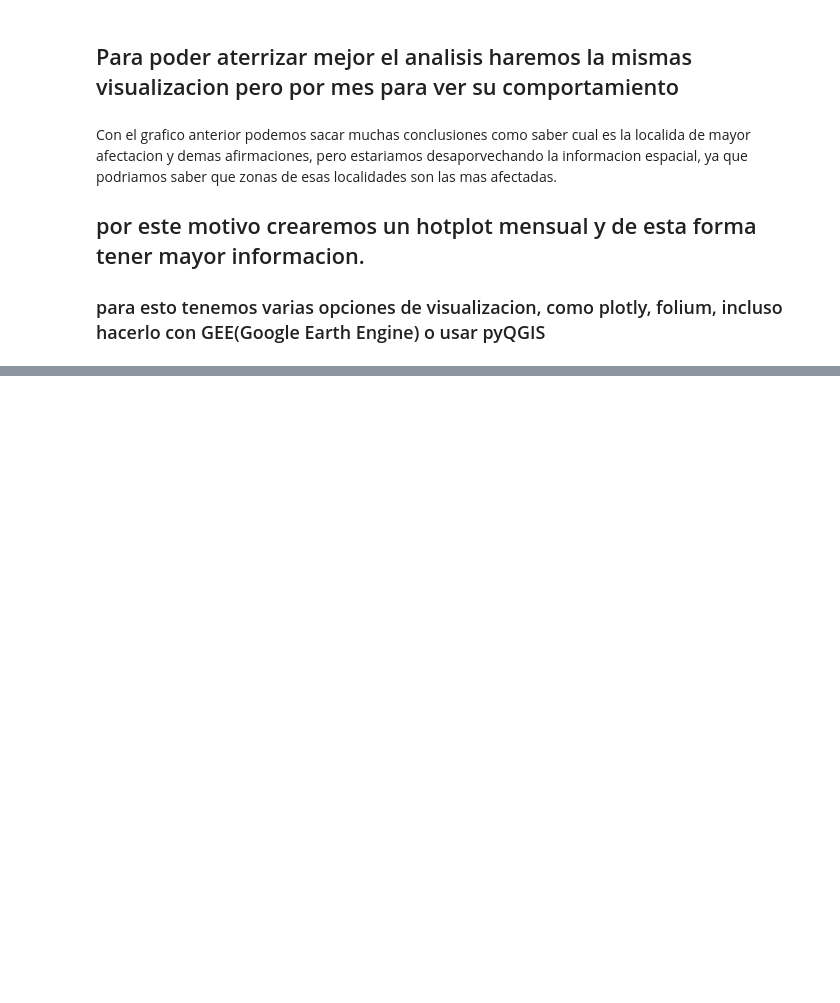
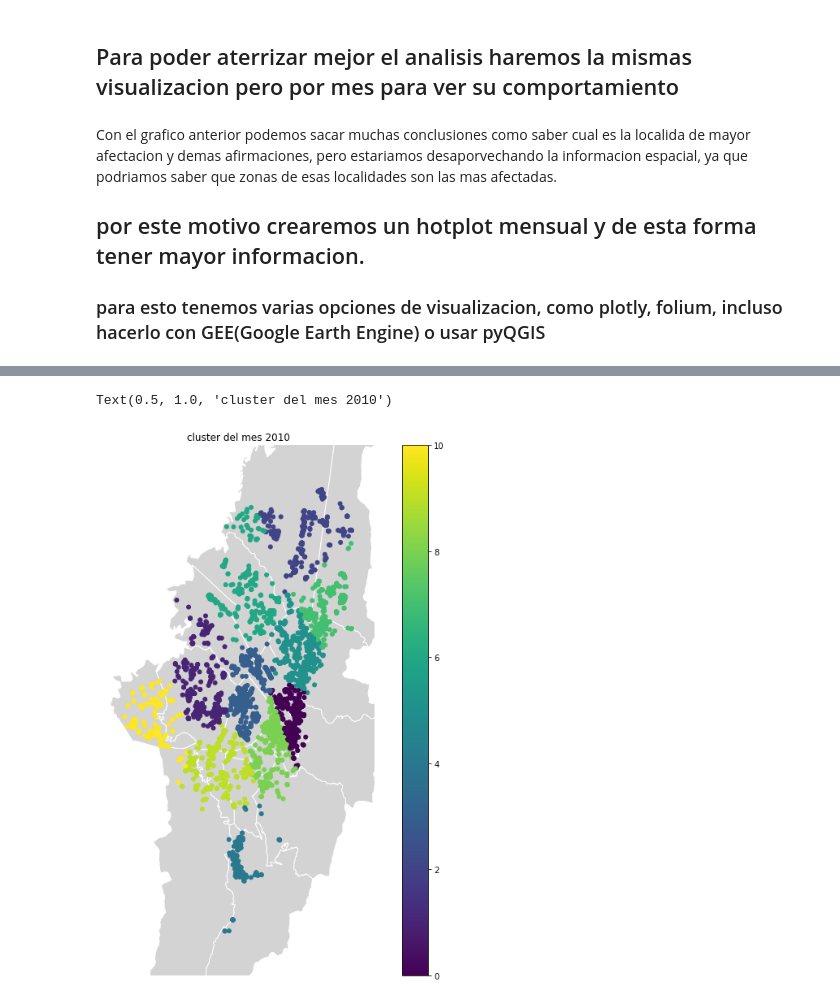
Before and after one commit to frandak2/PRUEBA_GEO, a Jupyter notebook: notebooks/EDA_espacial.ipynb, the cells around one changed output, grey strips where cells are left out. Cells and saved outputs as stored; diff of their text form; code cells hidden in the pictures; blank space fills up the shorter version.

```diff
--- a/notebooks/EDA_espacial.ipynb
+++ b/notebooks/EDA_espacial.ipynb
@@ -162,0 +262,28 @@ ashapes.boundary.plot(color='k', linewidth=1, ax=plt.gca())
+# %%
+kmeans = KMeans(n_clusters = 11, init = 'k-means++', random_state = 42,  max_iter=400)
+X = scaler.fit_transform(X)
+y_kmeans = kmeans.fit_predict(X)
+gdf['cluster']=y_kmeans
+# %%
+gdf.to_crs(epsg=4326, inplace=True)
+
+ax = gplt.polyplot(
+    local_BGT,
+    zorder=-1,
+    linewidth=1,
+    projection=gcrs.Mollweide(),
+    edgecolor='white',
+    facecolor='lightgray',
+    figsize=(12, 12)
+)
+gplt.pointplot(
+    gdf,
+    hue='cluster',
+    legend=True, legend_var='hue',
+    ax=ax
+)
+
+plt.title("cluster del mes 2010")
+# %% [output]
+Text(0.5, 1.0, 'cluster del mes 2010')
+[figure, added]
```
Also changed, not shown: parts of 30 cells of this notebook, 2 other files.
